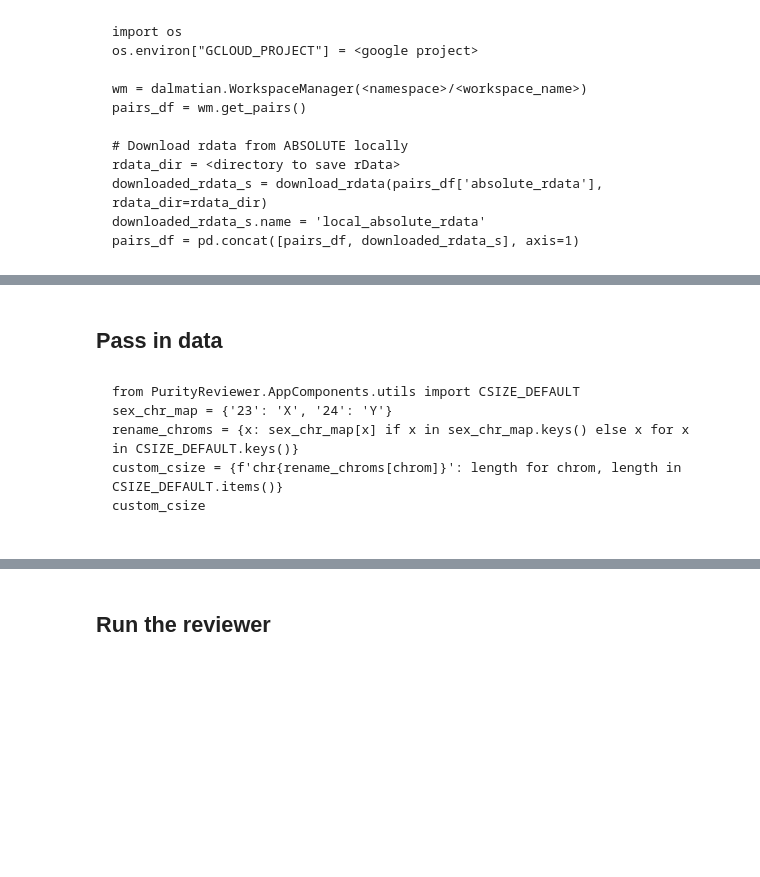
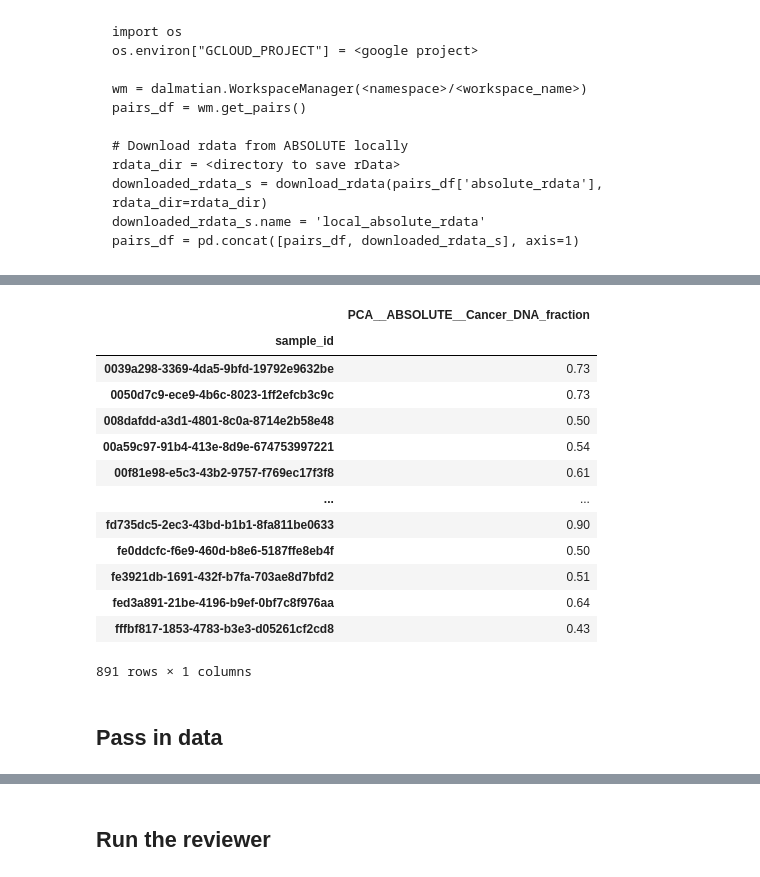
Before and after one commit to getzlab/PurityReviewer, a Jupyter notebook: example_notebooks/purity_reviewer_example.ipynb, the cells around one changed output, grey strips where cells are left out. Drawn from its saved outputs; the diff is of its cells as text; code cells hidden in the pictures; blank space fills up the shorter version.

````diff
--- a/example_notebooks/purity_reviewer_example.ipynb
+++ b/example_notebooks/purity_reviewer_example.ipynb
@@ -97,9 +140,21 @@ wm_pairs_df['local_absolute_rdata'].iloc[0]
+# %%
+precalled_purities_df = wm_samples_df[['PCA__ABSOLUTE__Cancer_DNA_fraction']]
+precalled_purities_df = precalled_purities_df[precalled_purities_df['PCA__ABSOLUTE__Cancer_DNA_fraction'].notna()]
+precalled_purities_df
+# %% [output]
+|  | PCA__ABSOLUTE__Cancer_DNA_fraction |
+| sample_id |  |
+| 0039a298-3369-4da5-9bfd-19792e9632be | 0.73 |
+| 0050d7c9-ece9-4b6c-8023-1ff2efcb3c9c | 0.73 |
+| 008dafdd-a3d1-4801-8c0a-8714e2b58e48 | 0.50 |
+| 00a59c97-91b4-413e-8d9e-674753997221 | 0.54 |
+| 00f81e98-e5c3-43b2-9757-f769ec17f3f8 | 0.61 |
+| ... | ... |
+| fd735dc5-2ec3-43bd-b1b1-8fa811be0633 | 0.90 |
+| fe0ddcfc-f6e9-460d-b8e6-5187ffe8eb4f | 0.50 |
+| fe3921db-1691-432f-b7fa-703ae8d7bfd2 | 0.51 |
+| fed3a891-21be-4196-b9ef-0bf7c8f976aa | 0.64 |
+| fffbf817-1853-4783-b3e3-d05261cf2cd8 | 0.43 |
+891 rows × 1 columns
 # %% [markdown]
 ## Pass in data
-# %% [markdown]
-```
-from PurityReviewer.AppComponents.utils import CSIZE_DEFAULT
-sex_chr_map = {'23': 'X', '24': 'Y'}
-rename_chroms = {x: sex_chr_map[x] if x in sex_chr_map.keys() else x for x in CSIZE_DEFAULT.keys()}
-custom_csize = {f'chr{rename_chroms[chrom]}': length for chrom, length in CSIZE_DEFAULT.items()}
-custom_csize
````
Also changed, not shown: parts of 7 cells of this notebook.
